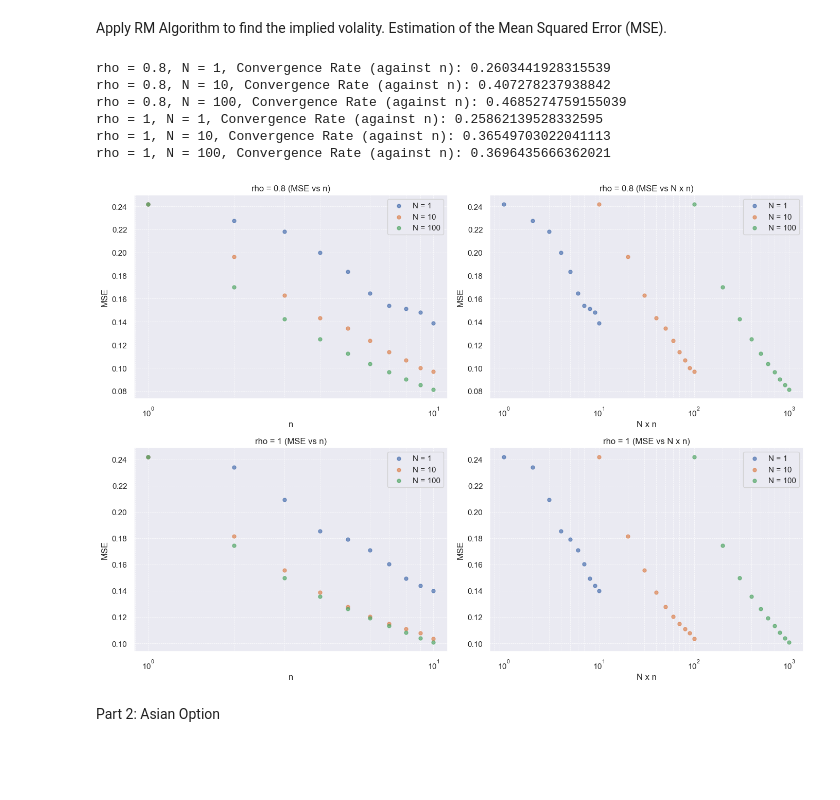
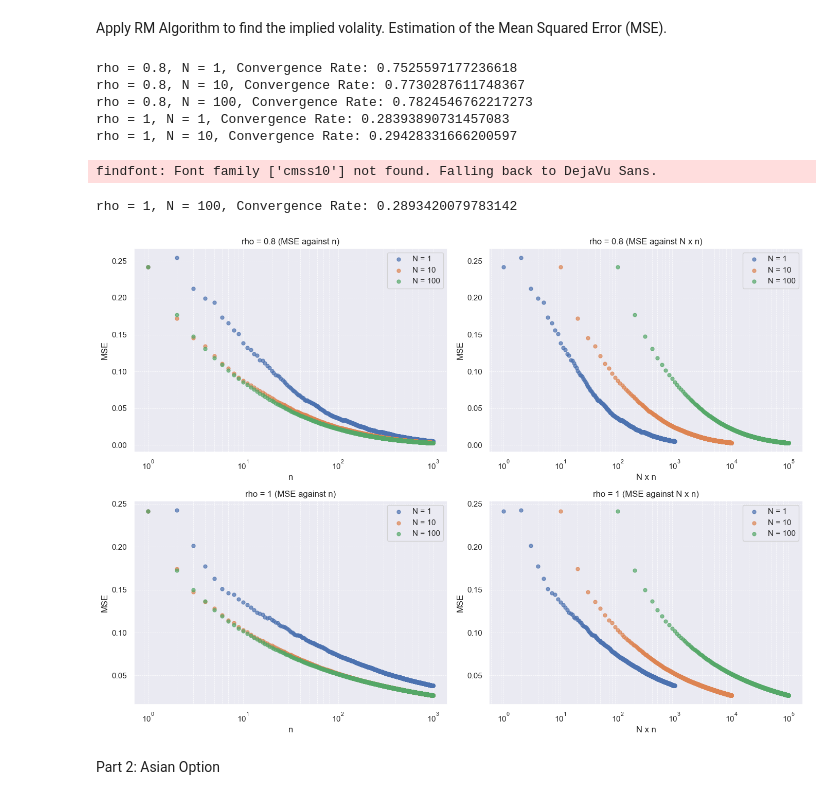
Before and after one commit to Drykx/Monte-Carlo-Project, a Jupyter notebook: Raport.ipynb, the cells around one changed output. Saved outputs shown, nothing was run; the diff lists cells and outputs as text; code cells hidden in the pictures; blank space fills up the shorter version.

```diff
--- a/Raport.ipynb
+++ b/Raport.ipynb
@@ -130,7 +131,7 @@ Question 2: RM algorithm to obtain the volatility
 # %% [markdown]
 Apply RM Algorithm to find the implied volality. Estimation of the Mean Squared Error (MSE).
 # %%
-n = 10
+n = 1000
 iterations = 100
 K, S0, r, T, I_market = 120, 100, 0.05, 0.2, 22
 # Setting seaborn style
@@ -138,44 +139,45 @@ sns.set(style="darkgrid")
 
 # Create a 2x2 subplot using seaborn style
 fig, axes = plt.subplots(2, 2, figsize=(14, 10))
 
 for i, rho in enumerate([0.8, 1]):
-    axes[i, 0].set_title(f'rho = {rho} (MSE vs n)')
-    axes[i, 1].set_title(f'rho = {rho} (MSE vs N x n)')
+    axes[i, 0].set_title(f'rho = {rho} (MSE against n)')
+    axes[i, 1].set_title(f'rho = {rho} (MSE against N x n)')
 
     for N in [1, 10, 100]:
         all_sigma_estim = np.empty((iterations, n))
         for j in range(iterations):
             all_sigma_estim[j] = RM_European(n, N, rho, K, S0, T, r, I_market)
         MSE = np.mean((all_sigma_estim - sigma_opt)**2, axis=0)
 
         axes[i, 0].scatter(np.arange(1, n+1), MSE, label=f'N = {N}', s=25, alpha=0.7)
         axes[i, 1].scatter(N * np.arange(1, n+1), MSE, label=f'N = {N}', s=25, alpha=0.7)
 
         # Calculate convergence rate
         log_n_iterations = np.log(np.arange(1, n+1))
         log_errors = np.log(MSE)
-        convergence_rate_n = -linregress(log_n_iterations, log_errors)[0]
-        print(f'rho = {rho}, N = {N}, Convergence Rate (against n): {convergence_rate_n}')
+        convergence_rate = -linregress(log_n_iterations, log_errors)[0]
+        print(f'rho = {rho}, N = {N}, Convergence Rate: {convergence_rate}')
 
     # Setting labels, legends, and log scale for x-axis
     for ax in axes[i, :]:
         ax.set_xscale('log')
         ax.legend()
         ax.set_xlabel('n' if ax == axes[i, 0] else 'N x n')
         ax.set_ylabel('MSE')
         ax.grid(True, which="both", ls="--", linewidth=0.5)
 
 plt.tight_layout()
 plt.show()
 # %% [output]
-rho = 0.8, N = 1, Convergence Rate (against n): 0.2603441928315539
-rho = 0.8, N = 10, Convergence Rate (against n): 0.407278237938842
-rho = 0.8, N = 100, Convergence Rate (against n): 0.4685274759155039
-rho = 1, N = 1, Convergence Rate (against n): 0.25862139528332595
-rho = 1, N = 10, Convergence Rate (against n): 0.36549703022041113
-rho = 1, N = 100, Convergence Rate (against n): 0.3696435666362021
+rho = 0.8, N = 1, Convergence Rate: 0.7525597177236618
+rho = 0.8, N = 10, Convergence Rate: 0.7730287611748367
+rho = 0.8, N = 100, Convergence Rate: 0.7824546762217273
+rho = 1, N = 1, Convergence Rate: 0.28393890731457083
+rho = 1, N = 10, Convergence Rate: 0.29428331666200597
+findfont: Font family ['cmss10'] not found. Falling back to DejaVu Sans.
+rho = 1, N = 100, Convergence Rate: 0.2893420079783142
-[figure, old version]
+[figure, new version]
 # %% [markdown]
 Part 2: Asian Option
 # %%
```
Also changed, not shown: parts of 5 cells of this notebook.
